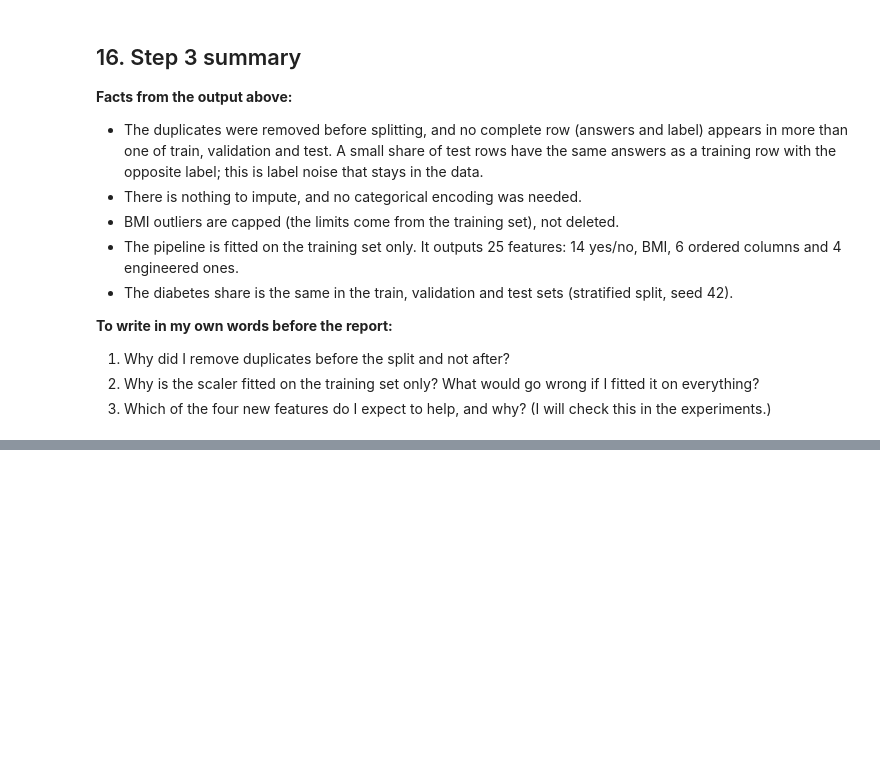
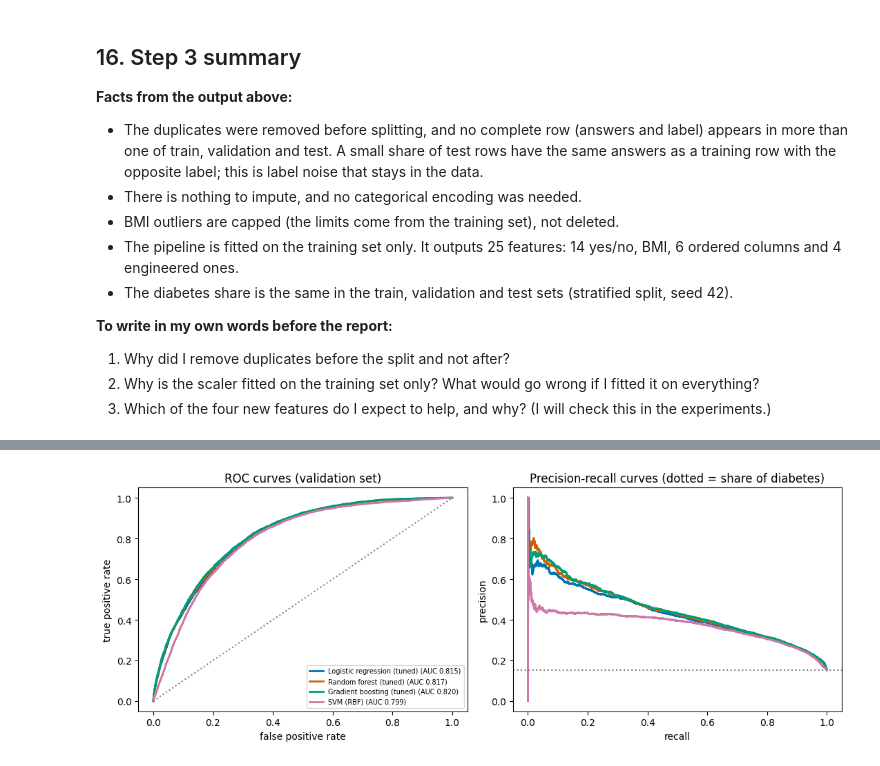
Before and after one commit to b-sandrine/summative_introduction_to_machine_learning, a Jupyter notebook: notebooks/diabetes_classification.ipynb, the cells around one changed output, grey strips where cells are left out. Saved outputs shown, nothing was run; the diff lists cells and outputs as text; code cells hidden in the pictures; blank space fills up the shorter version.

```diff
--- a/notebooks/diabetes_classification.ipynb
+++ b/notebooks/diabetes_classification.ipynb
@@ -584,0 +933,17 @@ Saved the preprocessing pipeline to models/preprocessor.joblib
+# %%
+# ROC and precision-recall curves for the tuned models and the SVM
+fig, ax = plt.subplots(1, 2, figsize=(11, 4.2))
+for exp_id, color in [("T06", BLUE), ("T07", ORANGE), ("T08", "#009E73"), ("T05", "#CC79A7")]:
+    fpr, tpr, _ = roc_curve(y_val, results[exp_id]["score"])
+    prec, rec, _ = precision_recall_curve(y_val, results[exp_id]["score"])
+    label = f"{results[exp_id]['name']} (AUC {results[exp_id]['metrics']['roc_auc']:.3f})"
+    ax[0].plot(fpr, tpr, color=color, lw=2, label=label)
+    ax[1].plot(rec, prec, color=color, lw=2)
+ax[0].plot([0, 1], [0, 1], ":", color="grey"); ax[0].set_xlabel("false positive rate"); ax[0].set_ylabel("true positive rate")
+ax[0].set_title("ROC curves (validation set)"); ax[0].legend(fontsize=7, loc="lower right")
+ax[1].axhline(y_val.mean(), color="grey", ls=":"); ax[1].set_xlabel("recall"); ax[1].set_ylabel("precision")
+ax[1].set_title("Precision-recall curves (dotted = share of diabetes)")
+plt.tight_layout()
+save_and_show("ml04_roc_pr_curves")
+# %% [output]
+[figure, added]
```
Also changed, not shown: parts of 32 cells of this notebook, 26 other files.
